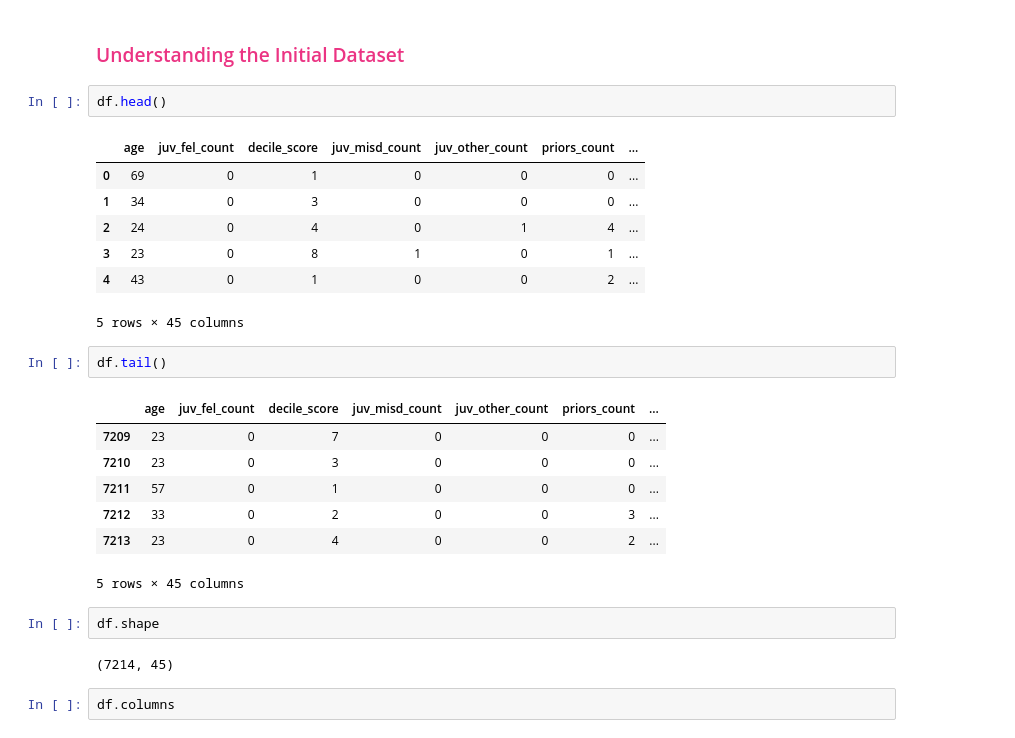
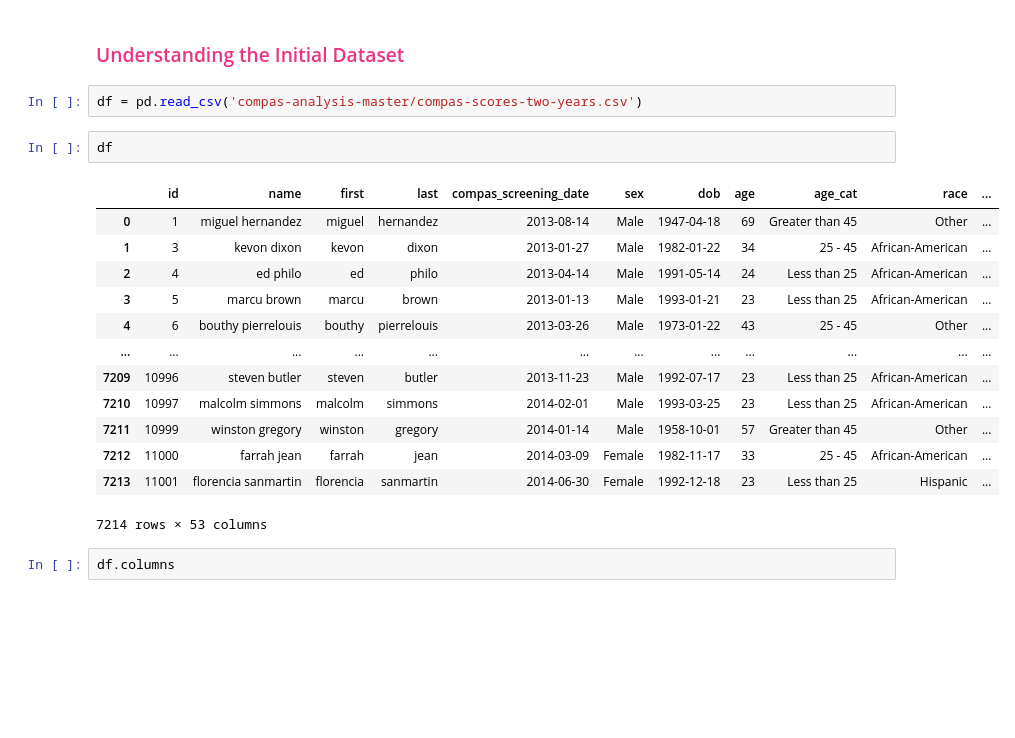
Before and after one commit to fadilf/iXRemote-COMPAS, a Jupyter notebook: COMPAS Analysis 1.ipynb, the cells around one changed output. Drawn from its saved outputs; the diff is of its cells as text; blank space fills up the shorter version.

Commit message:
Some more analysis

```diff
--- a/COMPAS Analysis 1.ipynb
+++ b/COMPAS Analysis 1.ipynb
@@ -31,29 +33,23 @@ sns.set(rc={'figure.figsize':(6,5)})
 # %% [markdown]
 ### <font color='#eb3483'> Understanding the Initial Dataset </font>
+# %%
+df = pd.read_csv('compas-analysis-master/compas-scores-two-years.csv')
 # %%
-df.head()
+df
 # %% [output]
-|  | age | juv_fel_count | decile_score | juv_misd_count | juv_other_count | priors_count | ... |
-| 0 | 69 | 0 | 1 | 0 | 0 | 0 | ... |
-| 1 | 34 | 0 | 3 | 0 | 0 | 0 | ... |
-| 2 | 24 | 0 | 4 | 0 | 1 | 4 | ... |
-| 3 | 23 | 0 | 8 | 1 | 0 | 1 | ... |
-| 4 | 43 | 0 | 1 | 0 | 0 | 2 | ... |
+|  | id | name | first | last | compas_screening_date | sex | dob | age | age_cat | race | ... |
+| 0 | 1 | miguel hernandez | miguel | hernandez | 2013-08-14 | Male | 1947-04-18 | 69 | Greater than 45 | Other | ... |
+| 1 | 3 | kevon dixon | kevon | dixon | 2013-01-27 | Male | 1982-01-22 | 34 | 25 - 45 | African-American | ... |
+| 2 | 4 | ed philo | ed | philo | 2013-04-14 | Male | 1991-05-14 | 24 | Less than 25 | African-American | ... |
+| 3 | 5 | marcu brown | marcu | brown | 2013-01-13 | Male | 1993-01-21 | 23 | Less than 25 | African-American | ... |
+| 4 | 6 | bouthy pierrelouis | bouthy | pierrelouis | 2013-03-26 | Male | 1973-01-22 | 43 | 25 - 45 | Other | ... |
+| ... | ... | ... | ... | ... | ... | ... | ... | ... | ... | ... | ... |
+| 7209 | 10996 | steven butler | steven | butler | 2013-11-23 | Male | 1992-07-17 | 23 | Less than 25 | African-American | ... |
+| 7210 | 10997 | malcolm simmons | malcolm | simmons | 2014-02-01 | Male | 1993-03-25 | 23 | Less than 25 | African-American | ... |
+| 7211 | 10999 | winston gregory | winston | gregory | 2014-01-14 | Male | 1958-10-01 | 57 | Greater than 45 | Other | ... |
+| 7212 | 11000 | farrah jean | farrah | jean | 2014-03-09 | Female | 1982-11-17 | 33 | 25 - 45 | African-American | ... |
+| 7213 | 11001 | florencia sanmartin | florencia | sanmartin | 2014-06-30 | Female | 1992-12-18 | 23 | Less than 25 | Hispanic | ... |
-5 rows × 45 columns
+7214 rows × 53 columns
-# %%
-df.tail()
-# %% [output]
-|  | age | juv_fel_count | decile_score | juv_misd_count | juv_other_count | priors_count | ... |
-| 7209 | 23 | 0 | 7 | 0 | 0 | 0 | ... |
-| 7210 | 23 | 0 | 3 | 0 | 0 | 0 | ... |
-| 7211 | 57 | 0 | 1 | 0 | 0 | 0 | ... |
-| 7212 | 33 | 0 | 2 | 0 | 0 | 3 | ... |
-| 7213 | 23 | 0 | 4 | 0 | 0 | 2 | ... |
-5 rows × 45 columns
-# %%
-df.shape
-# %% [output]
-(7214, 45)
 # %%
 df.columns
 # %% [output]
```
Also changed, not shown: parts of 51 cells of this notebook.
